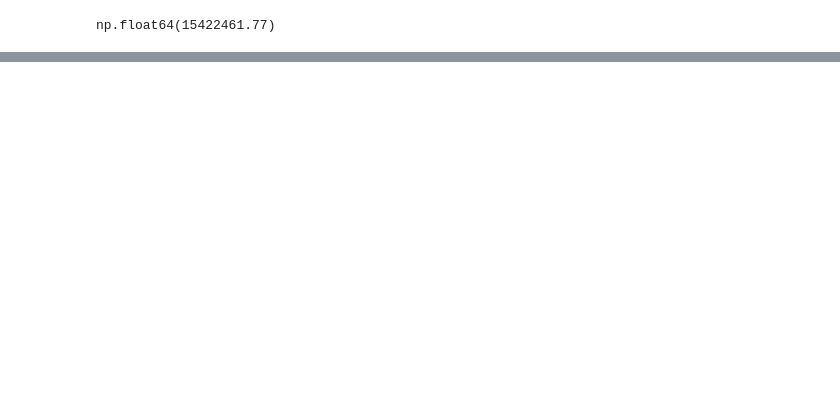
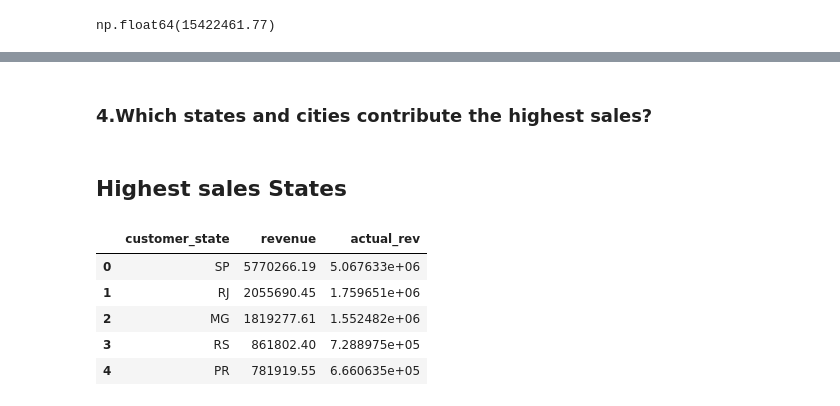
Before and after one commit to Nikhilprajapati4/Sales-analysis, a Jupyter notebook: notebook/SQL.ipynb, the cells around one changed output, grey strips where cells are left out. Drawn from its saved outputs; the diff is of its cells as text; code cells hidden in the pictures; blank space fills up the shorter version.

```diff
--- a/notebook/SQL.ipynb
+++ b/notebook/SQL.ipynb
@@ -136,0 +181,42 @@ np.float64(15422461.77)
+# %% [markdown]
+### 4.Which states and cities contribute the highest sales?
+# %% [markdown]
+## Highest sales States
+# %%
+## here we calculate the actual revenue as per the goods only here not calculate the any other charges or payment settlement.
+
+quary1 = """ Select c.customer_state,sum(op.price) as actual_rev
+from olist_customers_dataset c
+              join olist_orders_dataset od
+              on c.customer_id = od.customer_id join olist_order_items_dataset
+              op on od.order_id = op.order_id where od.order_status = 'delivered'
+              group by c.customer_state order by sum(op.price) DESC ;  """
+
+
+
+## here we calculate revenue as per how money we get from the customer , where shipping charges and other charges or settlements are included
+quary = """ SELECT
+    c.customer_state,
+    round(SUM(op.payment_value::NUMERIC),2) AS revenue
+FROM olist_customers_dataset c
+JOIN olist_orders_dataset o
+    ON c.customer_id=o.customer_id
+JOIN olist_order_payments_dataset op
+    ON o.order_id=op.order_id
+WHERE o.order_status='delivered'
+GROUP BY c.customer_state
+ORDER BY revenue DESC; """
+
+
+state_wise1 = pd.read_sql(quary1,engine)
+
+state_wise = pd.read_sql(quary,engine)
+new  = pd.concat([state_wise,state_wise1['actual_rev']] , axis = 1)
+new.head()
+# %% [output]
+|  | customer_state | revenue | actual_rev |
+| 0 | SP | 5770266.19 | 5.067633e+06 |
+| 1 | RJ | 2055690.45 | 1.759651e+06 |
+| 2 | MG | 1819277.61 | 1.552482e+06 |
+| 3 | RS | 861802.40 | 7.288975e+05 |
+| 4 | PR | 781919.55 | 6.660635e+05 |
```
Also changed, not shown: parts of 19 cells of this notebook, 1 other file.
